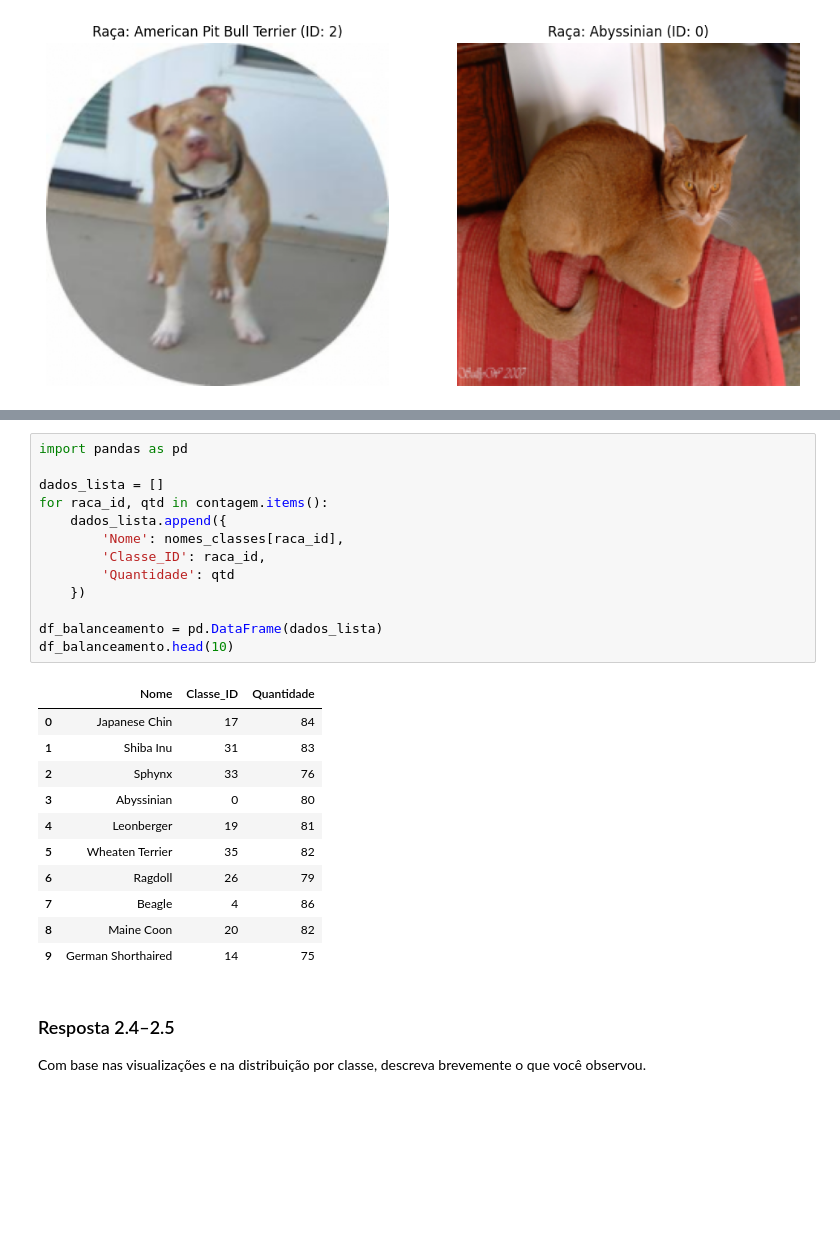
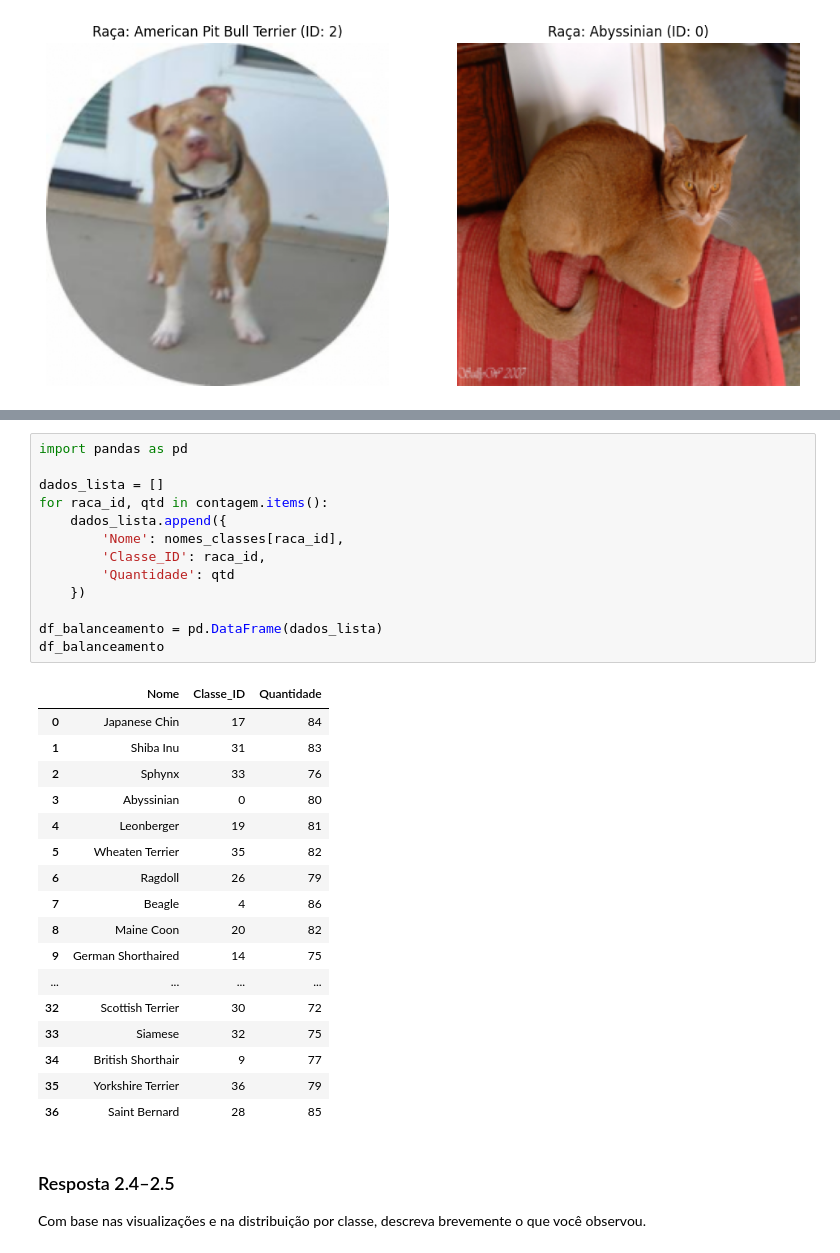
Before and after one commit to Heri-impatech/trabalho_I_ml2, a Jupyter notebook: trabalho_1/classificacao_com_cnn.ipynb, the cells around one changed output, grey strips where cells are left out. Cells and saved outputs as stored; diff of their text form; blank space fills up the shorter version.

```diff
--- a/trabalho_1/classificacao_com_cnn.ipynb
+++ b/trabalho_1/classificacao_com_cnn.ipynb
@@ -263,28 +262,34 @@ plt.show()
 # %%
 import pandas as pd
 
 dados_lista = []
 for raca_id, qtd in contagem.items():
     dados_lista.append({
         'Nome': nomes_classes[raca_id],
         'Classe_ID': raca_id,
         'Quantidade': qtd
     })
 
 df_balanceamento = pd.DataFrame(dados_lista)
-df_balanceamento.head(10)
+df_balanceamento
 # %% [output]
 |  | Nome | Classe_ID | Quantidade |
 | 0 | Japanese Chin | 17 | 84 |
 | 1 | Shiba Inu | 31 | 83 |
 | 2 | Sphynx | 33 | 76 |
 | 3 | Abyssinian | 0 | 80 |
 | 4 | Leonberger | 19 | 81 |
 | 5 | Wheaten Terrier | 35 | 82 |
 | 6 | Ragdoll | 26 | 79 |
 | 7 | Beagle | 4 | 86 |
 | 8 | Maine Coon | 20 | 82 |
 | 9 | German Shorthaired | 14 | 75 |
+| ... | ... | ... | ... |
+| 32 | Scottish Terrier | 30 | 72 |
+| 33 | Siamese | 32 | 75 |
+| 34 | British Shorthair | 9 | 77 |
+| 35 | Yorkshire Terrier | 36 | 79 |
+| 36 | Saint Bernard | 28 | 85 |
 # %% [markdown]
 ### Resposta 2.4–2.5
 
```
Also changed, not shown: parts of 2 cells of this notebook.
